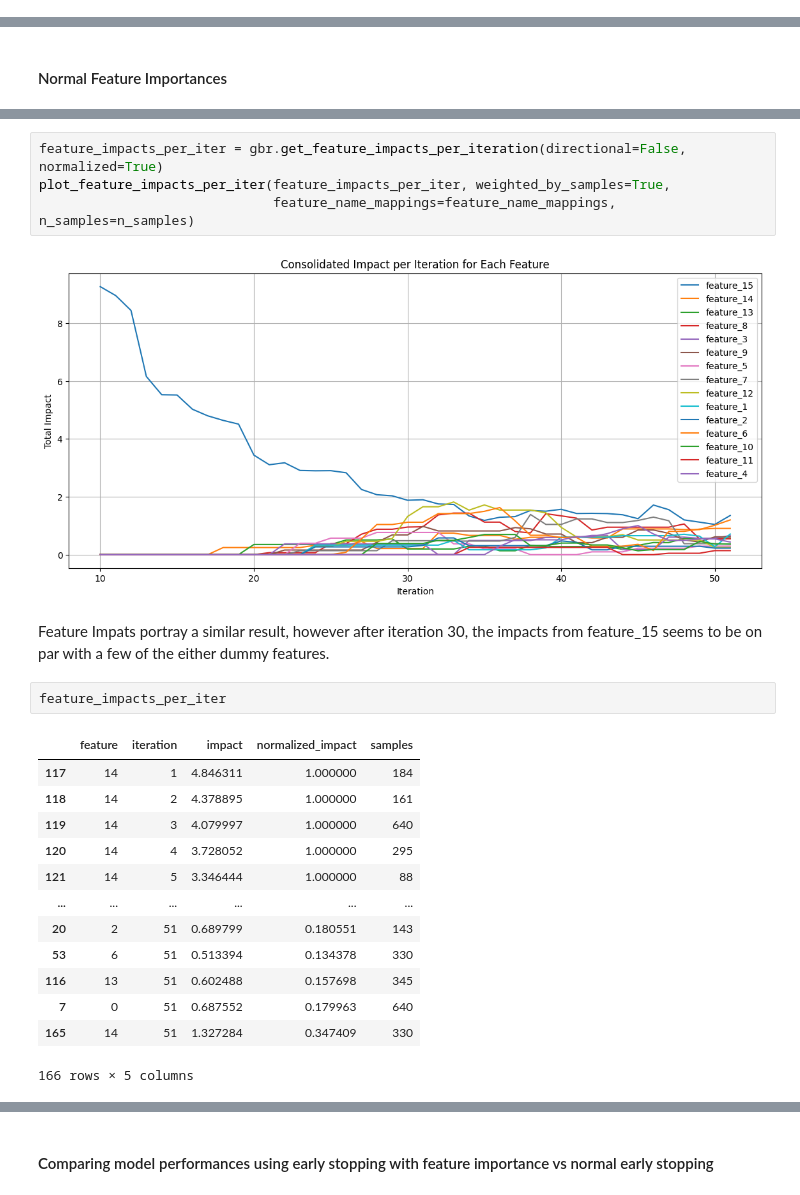
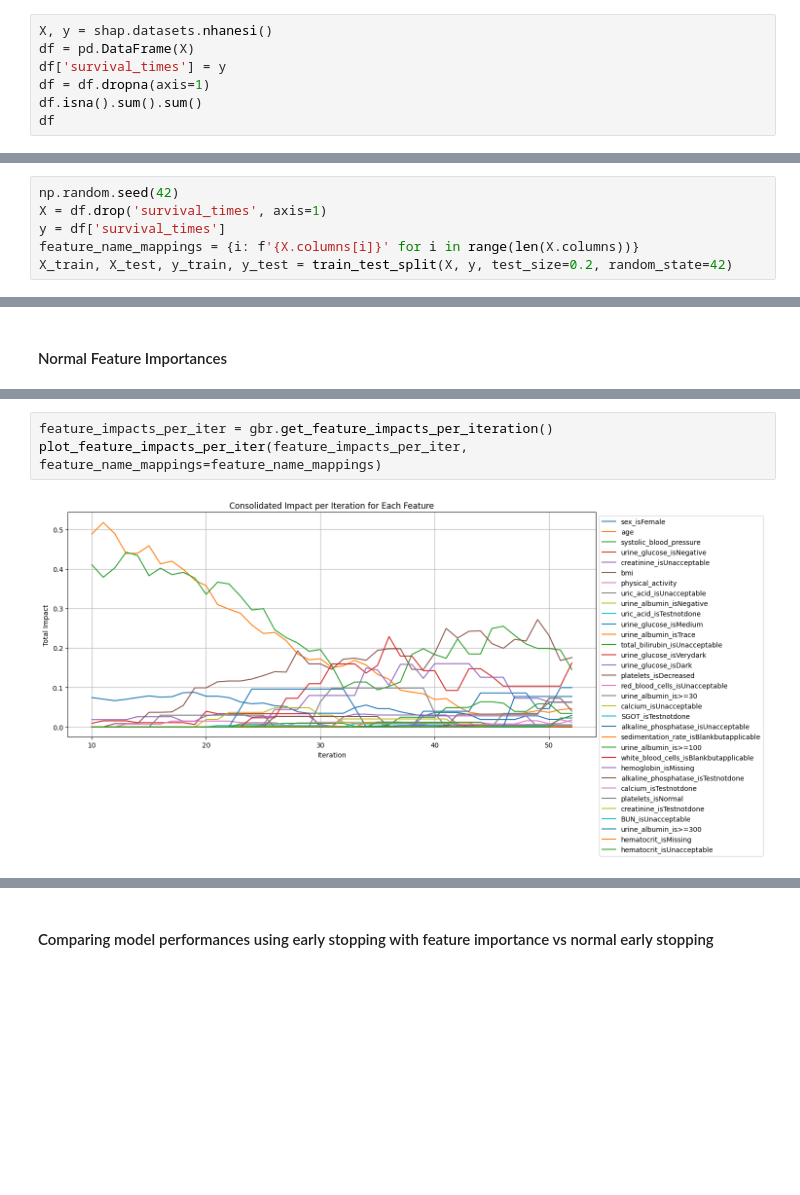
Before and after one commit to cf6600/feature-tracking-gbt, a Jupyter notebook: NHANES_mortality.ipynb, the cells around one changed output, grey strips where cells are left out. Drawn from its saved outputs; the diff is of its cells as text; blank space fills up the shorter version.

Commit message:
Add NHANES mortality dataset findings

```diff
--- a/NHANES_mortality.ipynb
+++ b/NHANES_mortality.ipynb
@@ -29,0 +18,7 @@ X_train, X_test, y_train, y_test = train_test_split(df.drop('target', axis=1), d
+# %%
+X, y = shap.datasets.nhanesi()
+df = pd.DataFrame(X)
+df['survival_times'] = y
+df = df.dropna(axis=1)
+df.isna().sum().sum()
+df
@@ -30,3 +39,9 @@ X_train, X_test, y_train, y_test = train_test_split(df.drop('target', axis=1), d
+# %%
+np.random.seed(42)
+X = df.drop('survival_times', axis=1)
+y = df['survival_times']
+feature_name_mappings = {i: f'{X.columns[i]}' for i in range(len(X.columns))}
+X_train, X_test, y_train, y_test = train_test_split(X, y, test_size=0.2, random_state=42)
 # %%
 from feature_tracker import CustomGBR
 # Train CustomGBR with early stopping
@@ -92,24 +171,5 @@ print(f' Early stopping by feature impact at iteration:',
 # %%
-feature_impacts_per_iter = gbr.get_feature_impacts_per_iteration(directional=False, normalized=True)
-plot_feature_impacts_per_iter(feature_impacts_per_iter, weighted_by_samples=True,
-                              feature_name_mappings=feature_name_mappings, n_samples=n_samples)
+feature_impacts_per_iter = gbr.get_feature_impacts_per_iteration()
+plot_feature_impacts_per_iter(feature_impacts_per_iter, feature_name_mappings=feature_name_mappings)
 # %% [output]
-[figure, old version]
+[figure, new version]
-# %% [markdown]
-Feature Impats portray a similar result, however after iteration 30, the impacts from feature_15 seems to be on par with a few of the either dummy features.
-# %%
-feature_impacts_per_iter
-# %% [output]
-|  | feature | iteration | impact | normalized_impact | samples |
-| 117 | 14 | 1 | 4.846311 | 1.000000 | 184 |
-| 118 | 14 | 2 | 4.378895 | 1.000000 | 161 |
-| 119 | 14 | 3 | 4.079997 | 1.000000 | 640 |
-| 120 | 14 | 4 | 3.728052 | 1.000000 | 295 |
-| 121 | 14 | 5 | 3.346444 | 1.000000 | 88 |
-| ... | ... | ... | ... | ... | ... |
-| 20 | 2 | 51 | 0.689799 | 0.180551 | 143 |
-| 53 | 6 | 51 | 0.513394 | 0.134378 | 330 |
-| 116 | 13 | 51 | 0.602488 | 0.157698 | 345 |
-| 7 | 0 | 51 | 0.687552 | 0.179963 | 640 |
-| 165 | 14 | 51 | 1.327284 | 0.347409 | 330 |
-166 rows × 5 columns
```
Also changed, not shown: parts of 28 cells of this notebook, 8 other files.
